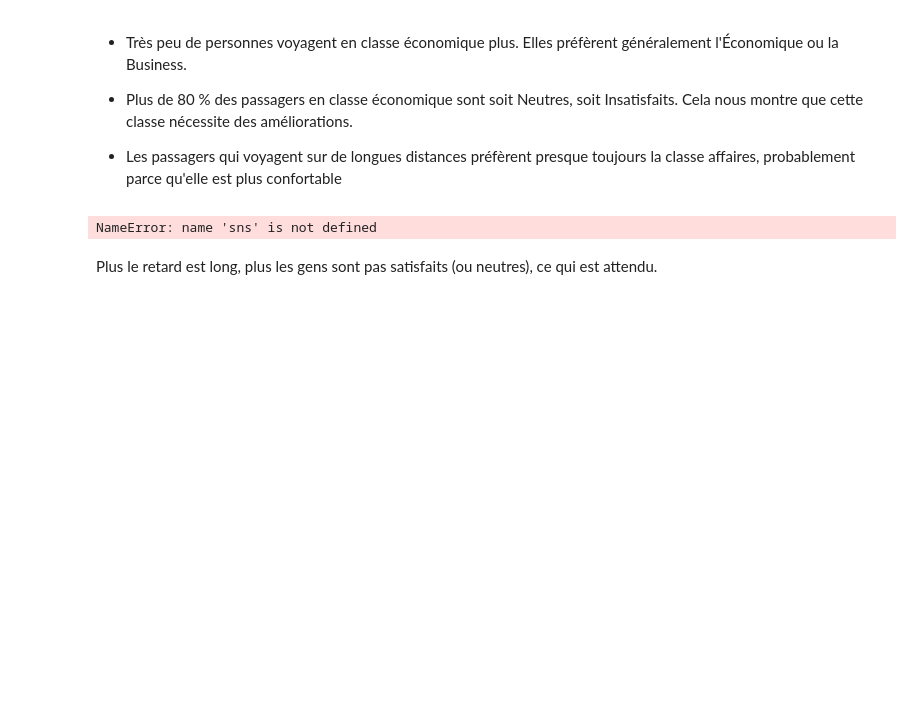
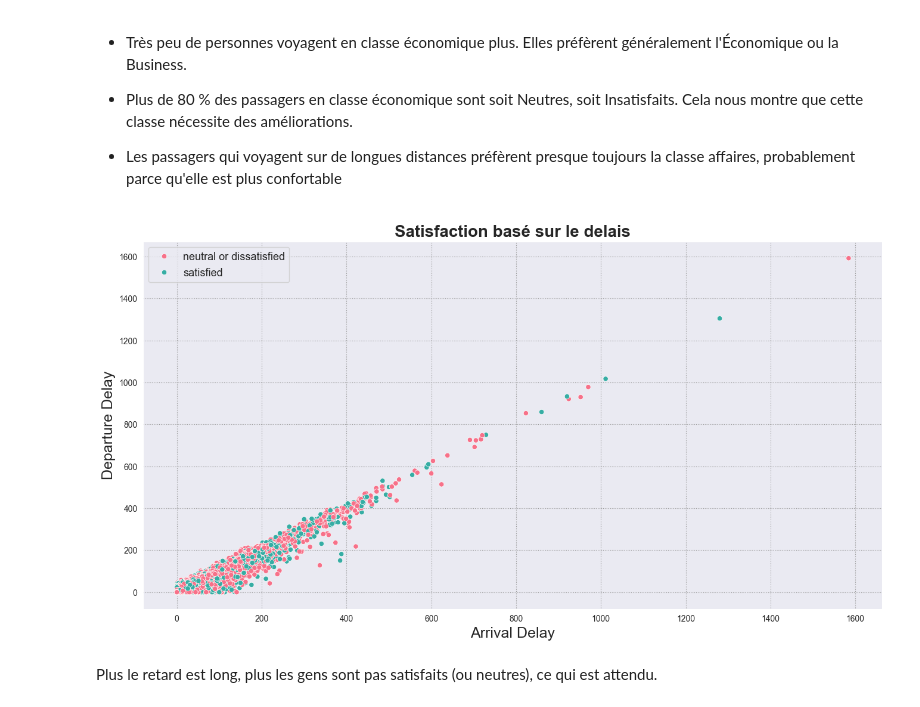
Before and after one commit to heouii/data_mining_plane, a Jupyter notebook: Data_mining.ipynb, the cells around one changed output. Cells and saved outputs as stored; diff of their text form; code cells hidden in the pictures; blank space fills up the shorter version.

```diff
--- a/Data_mining.ipynb
+++ b/Data_mining.ipynb
@@ -315,19 +312,19 @@ généralement l'Économique ou la Business.
 # %%
 sns.set_style("darkgrid", {"grid.color": ".6", "grid.linestyle": ":"})
 
 plt.figure(figsize=(16,8))
 
-plt.title('Satisfaction based on Delay',size=20,fontweight='bold')
+plt.title('Satisfaction basé sur le delais',size=20,fontweight='bold')
 
 sns.scatterplot(y='Departure Delay in Minutes',data=df,x='Arrival Delay in Minutes',hue='satisfaction',palette='husl')
 
 plt.xlabel('Arrival Delay',size=18)
 plt.ylabel('Departure Delay',size=18)
 
 plt.legend(fontsize='13')
 plt.show()
 # %% [output]
-NameError: name 'sns' is not defined
+[figure, added]
 # %% [markdown]
 Plus le retard est long, plus les gens sont pas satisfaits (ou neutres), ce qui est attendu.
 # %%
```
Also changed, not shown: parts of 9 cells of this notebook.
